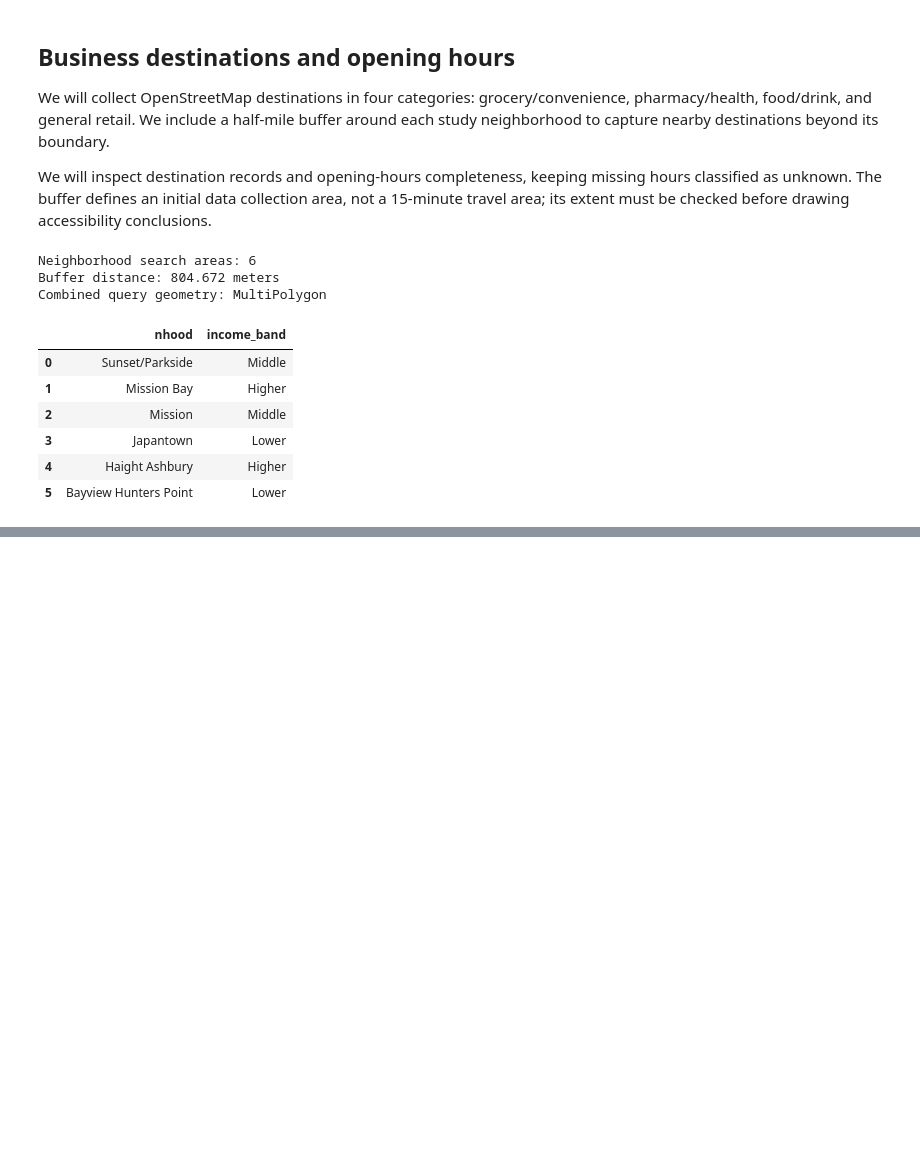
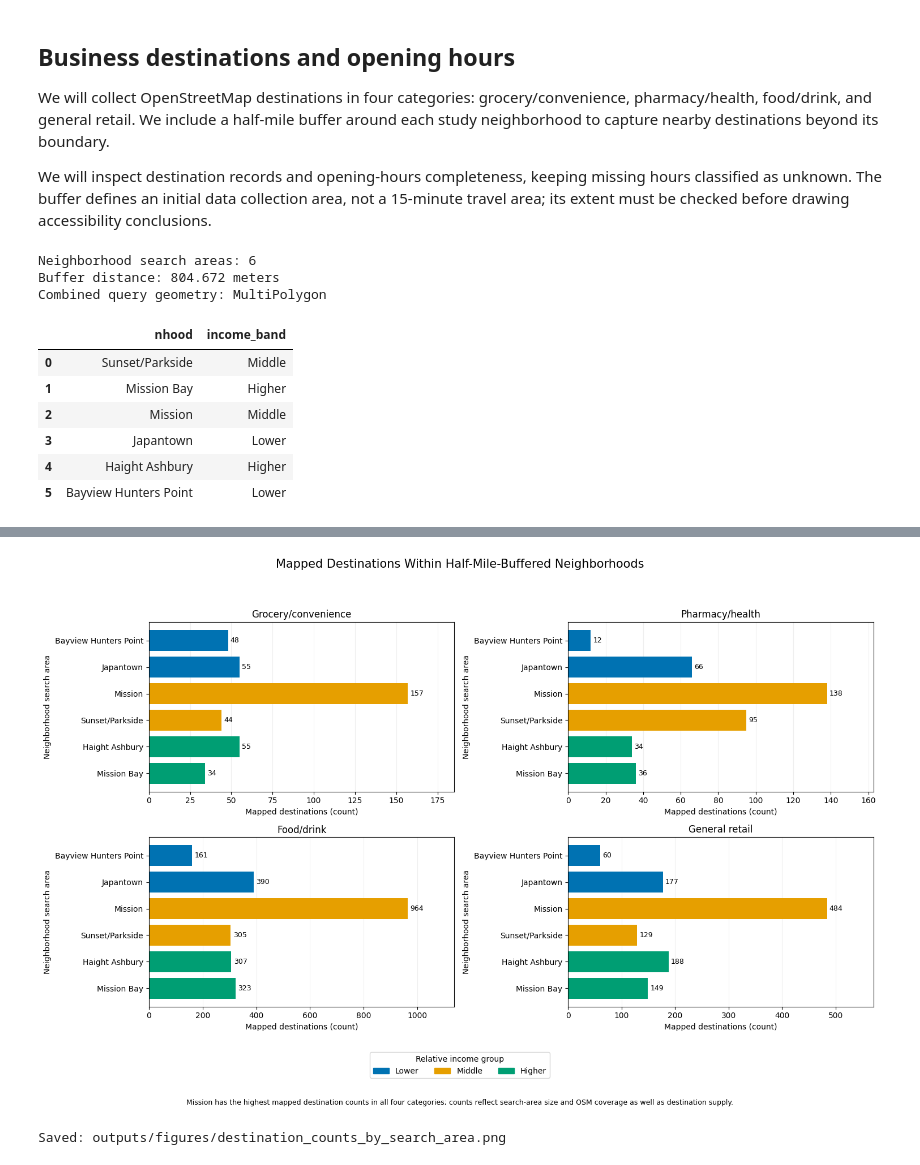
Before and after one commit to tarachou/cyplan-101-project, a Jupyter notebook: analysis.ipynb, the cells around one changed output, grey strips where cells are left out. Drawn from its saved outputs; the diff is of its cells as text; code cells hidden in the pictures; blank space fills up the shorter version.

Commit message:
Add destination cleaning and preliminary availability analysis

```diff
--- a/analysis.ipynb
+++ b/analysis.ipynb
@@ -1367,0 +2957,69 @@ Combined query geometry: MultiPolygon
+# %%
+# Compare destination counts across the six buffered search areas.
+from matplotlib.patches import Patch
+
+categories = list(category_columns.keys())
+plot_data = search_area_summary.copy()
+
+bar_colors = [
+    income_colors[str(band)]
+    for band in plot_data["income_band"]
+]
+
+fig, axes = plt.subplots(2, 2, figsize=(15, 10))
+
+for ax, category in zip(axes.flat, categories):
+    bars = ax.barh(
+        plot_data["search_neighborhood"],
+        plot_data[category],
+        color=bar_colors
+    )
+
+    ax.invert_yaxis()
+    ax.set_title(category)
+    ax.set_xlabel("Mapped destinations (count)")
+    ax.set_ylabel("Neighborhood search area")
+    ax.bar_label(bars, padding=3, fontsize=9)
+
+    # Leave space for count labels beyond each bar.
+    ax.set_xlim(0, plot_data[category].max() * 1.18)
+    ax.grid(axis="x", alpha=0.2)
+    ax.set_axisbelow(True)
+
+fig.suptitle(
+    "Mapped Destinations Within Half-Mile-Buffered Neighborhoods",
+    fontsize=15
+)
+
+fig.legend(
+    handles=[
+        Patch(color=income_colors[band], label=band)
+        for band in ["Lower", "Middle", "Higher"]
+    ],
+    title="Relative income group",
+    loc="lower center",
+    bbox_to_anchor=(0.5, 0.055),
+    ncol=3
+)
+
+fig.text(
+    0.5, 0.015,
+    "Mission has the highest mapped destination counts in all four categories; "
+    "counts reflect search-area size and OSM coverage as well as destination supply.",
+    ha="center",
+    fontsize=9
+)
+
+fig.tight_layout(rect=[0, 0.13, 1, 0.94])
+
+figure_path = Path(
+    "outputs/figures/destination_counts_by_search_area.png"
+)
+figure_path.parent.mkdir(parents=True, exist_ok=True)
+fig.savefig(figure_path, dpi=300, bbox_inches="tight")
+
+plt.show()
+print("Saved:", figure_path)
+# %% [output]
+[figure, added]
+Saved: outputs/figures/destination_counts_by_search_area.png
```
Also changed, not shown: parts of 43 cells of this notebook, 33 other files.
